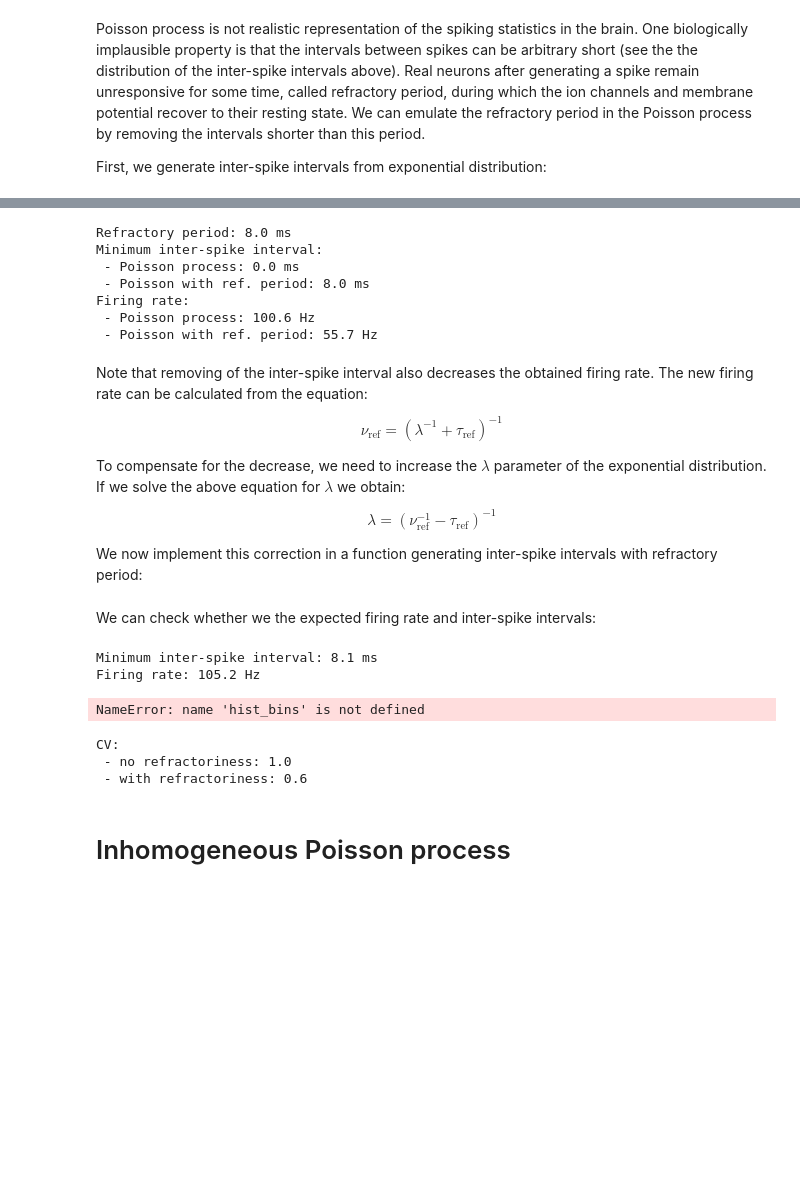
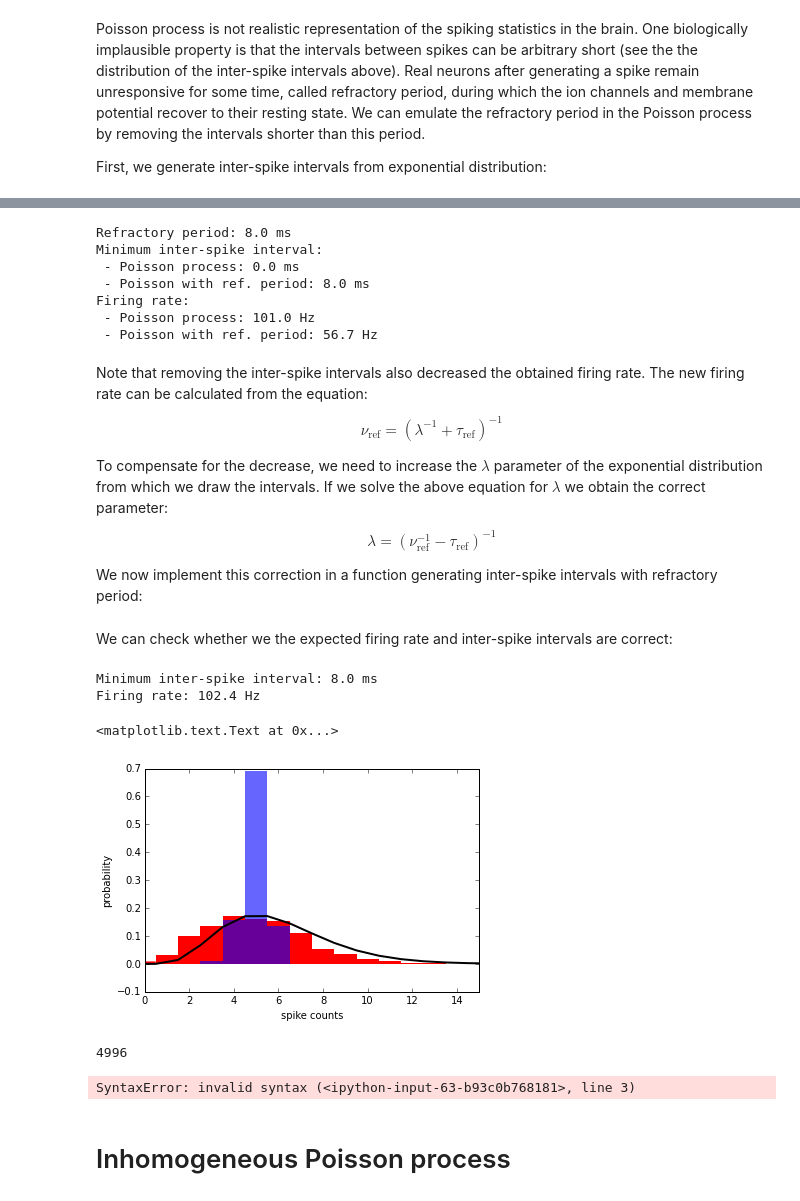
Before and after one commit to btel/python-in-neuroscience-tutorials, a Jupyter notebook: poisson_process.ipynb, the cells around one changed output, grey strips where cells are left out. Cells and saved outputs as stored; diff of their text form; code cells hidden in the pictures; blank space fills up the shorter version.

Commit message:
change the method of adding refractory period

```diff
--- a/poisson_process.ipynb
+++ b/poisson_process.ipynb
@@ -297,6 +311,7 @@ Next, we set the length of refractory period. To remove the inter-spike interval
 # %%
 refractory_period = 8 * ms
-isi_ref = isi[isi > refractory_period]
+boolean_mask = isi > refractory_period
+isi_ref = isi[boolean_mask]
 
 def estimate_rate_from_isi(isi):
     return len(isi)/np.sum(isi)
@@ -314,14 +329,14 @@ Minimum inter-spike interval:
  - Poisson process: 0.0 ms
  - Poisson with ref. period: 8.0 ms
 Firing rate:
- - Poisson process: 100.6 Hz
- - Poisson with ref. period: 55.7 Hz
+ - Poisson process: 101.0 Hz
+ - Poisson with ref. period: 56.7 Hz
 # %% [markdown]
-Note that removing of the inter-spike interval also decreases the obtained firing rate. The new firing rate can be calculated from the equation:
+Note that removing the inter-spike intervals also decreased the obtained firing rate. The new firing rate can be calculated from the equation:
 
 $$\nu_\mathrm{ref}=\left(\lambda^{-1}+\tau_{\mathrm{ref}}\right)^{-1}$$
 
-To compensate for the decrease, we need to increase the $\lambda$ parameter of the exponential distribution. If we solve the above equation for $\lambda$ we obtain:
+To compensate for the decrease, we need to increase the $\lambda$ parameter of the exponential distribution from which we draw the intervals. If we solve the above equation for $\lambda$ we obtain the correct parameter:
 
 $$\lambda=\left(\nu_\mathrm{ref}^{-1}-\tau_{\mathrm{ref}}\right)^{-1}$$
 
@@ -329,61 +344,53 @@ We now implement this correction in a function generating inter-spike intervals
 # %%
 def generate_isi_refractory(rate, tau_ref, n_spikes):
     lam = 1/(1/rate-tau_ref)
-    isi = stats.expon.rvs(scale=1./lam, size=n_spikes)
+    isi = stats.expon.rvs(scale=1./lam, size=n_spikes * lam / rate)
     isi = isi[isi > tau_ref]
     return isi
 # %% [markdown]
-We can check whether we the expected firing rate and inter-spike intervals:
+We can check whether we the expected firing rate and inter-spike intervals are correct:
 # %%
 isi_ref = generate_isi_refractory(rate, refractory_period, 1000)
 print("Minimum inter-spike interval: {:.1f} ms".format(isi_ref.min() / ms))
 print('Firing rate: {:.1f} Hz'.format(estimate_rate_from_isi(isi_ref)))
 # %% [output]
-Minimum inter-spike interval: 8.1 ms
-Firing rate: 105.2 Hz
+Minimum inter-spike interval: 8.0 ms
+Firing rate: 102.4 Hz
 # %%
 #introducing refractory period
-count_interval = 1 * s
+count_interval = 50 * ms
+n_spikes = 5000
 
-def count_spikes(spike_train, bin_size):
-    bins = np.arange(0, spike_train[-1], bin_size)
-    cumulated_counts = np.searchsorted(spike_train, bins)
-    counts = np.diff(cumulated_counts)
-    return counts
+isi = generate_isi(rate, n_spikes)
+isi_ref = generate_isi_refractory(rate, refractory_period, n_spikes)
 
-
-count_interval = 50 * ms
-isi_ref = isi[isi > refractory_period]
+spike_train = np.cumsum(isi)
 spike_train_ref = np.cumsum(isi_ref)
-
-# calculate the rate
-rate = len(spike_train_ref) / spike_train_ref[-1]
-# generate poisson train with the same rate
-isi = generate_isi(rate, 5000)
-spike_train = np.cumsum(isi)
 
 counts = count_spikes(spike_train, count_interval)
 counts_ref = count_spikes(spike_train_ref, count_interval)
 
 
-plt.hist(counts, hist_bins, fc='r', ec='none', normed=True, label='no refractorines')
-plt.hist(counts_ref, hist_bins, fc='blue', ec='none', normed=True, alpha=0.6, label='with refractoriness')
-rate = len(spike_train_ref) / spike_train_ref[-1]
-plt.plot(hist_bins, poisson_pdf(rate * count_interval, hist_bins), 'k', lw=2, label='Poisson distribution')
+plt.hist(counts, bin_edges, fc='r', ec='none', normed=True, label='no refractorines')
+plt.hist(counts_ref, bin_edges, fc='blue', ec='none', normed=True, alpha=0.6, label='with refractoriness')
+plt.plot(bin_edges, poisson_prob(rate * count_interval, bin_edges), 'k', lw=2, label='Poisson distribution')
 plt.xlim(0, 15)
 plt.xlabel('spike counts')
 plt.ylabel('probability')
 # %% [output]
-NameError: name 'hist_bins' is not defined
+<matplotlib.text.Text at 0x...>
+[figure, added]
+# %%
+print(counts.sum())
+# %% [output]
+4996
 # %%
 def calc_cv(isi):
     return np.std(isi)/np.mean(isi)
 print "CV:\n - no refractoriness: %.1f" % (calc_cv(isi),)
 print " - with refractoriness: %.1f" % (calc_cv(isi_ref),)
 # %% [output]
-CV:
- - no refractoriness: 1.0
- - with refractoriness: 0.6
+SyntaxError: invalid syntax (<ipython-input-63-b93c0b768181>, line 3)
 # %% [markdown]
 # Inhomogeneous Poisson process
 # %%
```
Also changed, not shown: parts of 19 cells of this notebook.
